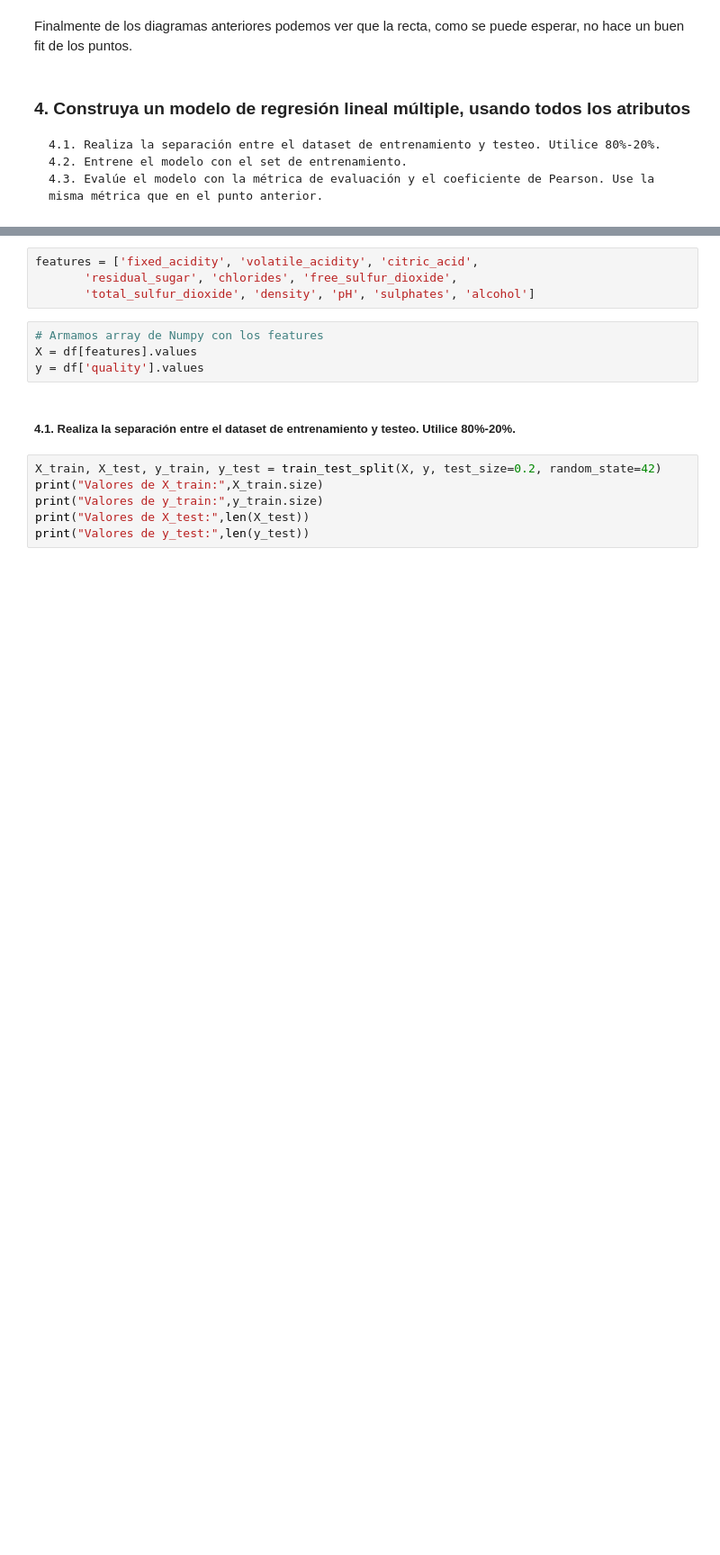
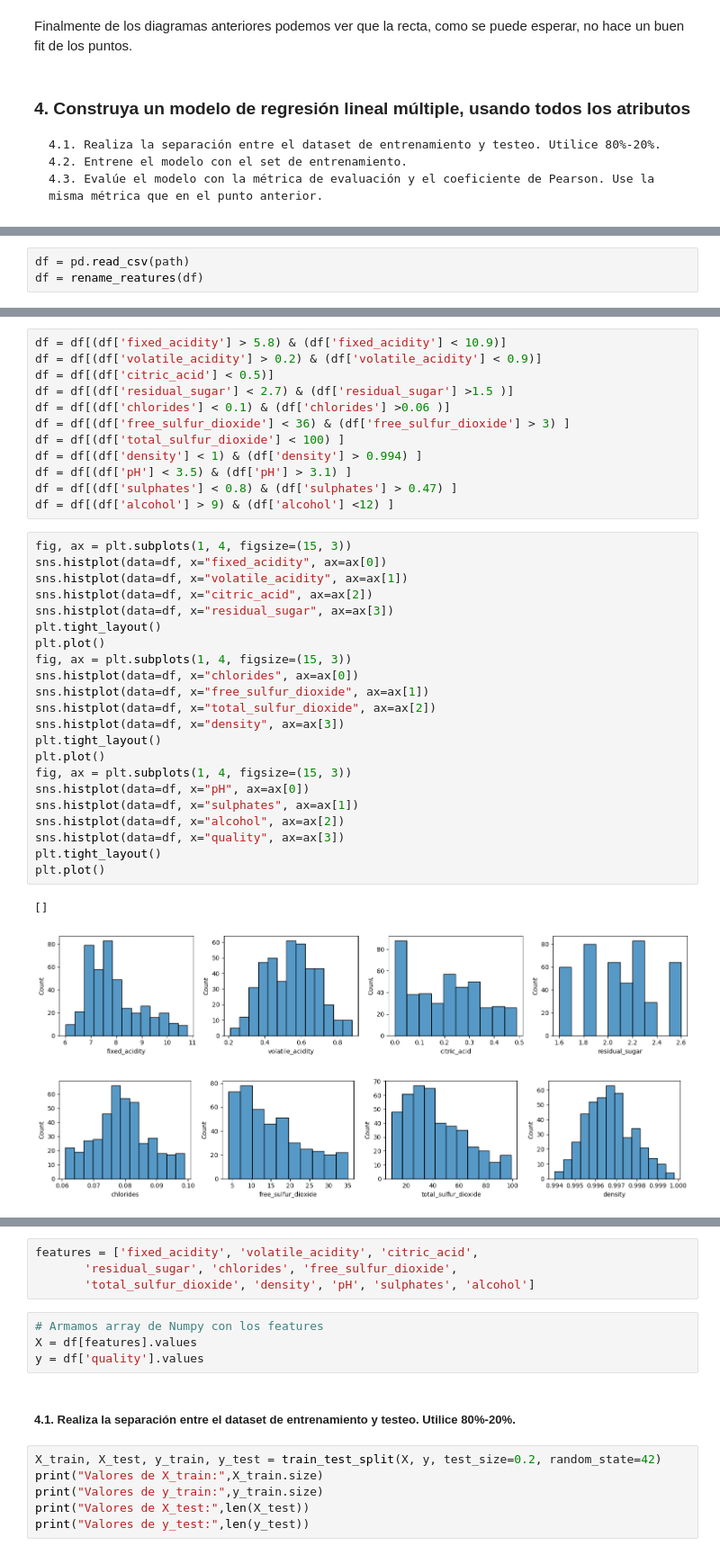
Before and after one commit to kronleuchter85/ceiot_machine_learning, a Jupyter notebook: clase2/enunciado_tp/TP1.ipynb, the cells around one changed output, grey strips where cells are left out. Shown at 90% size. Drawn from its saved outputs; the diff is of its cells as text; blank space fills up the shorter version.

```diff
--- a/clase2/enunciado_tp/TP1.ipynb
+++ b/clase2/enunciado_tp/TP1.ipynb
@@ -354,0 +336,3 @@ De esta manera continuo y elimino todos los outliers antes de entrenar el modelo
+# %%
+df = pd.read_csv(path)
+df = rename_reatures(df)
@@ -354,0 +350,38 @@ De esta manera continuo y elimino todos los outliers antes de entrenar el modelo
+# %%
+df = df[(df['fixed_acidity'] > 5.8) & (df['fixed_acidity'] < 10.9)]
+df = df[(df['volatile_acidity'] > 0.2) & (df['volatile_acidity'] < 0.9)]
+df = df[(df['citric_acid'] < 0.5)]
+df = df[(df['residual_sugar'] < 2.7) & (df['residual_sugar'] >1.5 )]
+df = df[(df['chlorides'] < 0.1) & (df['chlorides'] >0.06 )]
+df = df[(df['free_sulfur_dioxide'] < 36) & (df['free_sulfur_dioxide'] > 3) ]
+df = df[(df['total_sulfur_dioxide'] < 100) ]
+df = df[(df['density'] < 1) & (df['density'] > 0.994) ]
+df = df[(df['pH'] < 3.5) & (df['pH'] > 3.1) ]
+df = df[(df['sulphates'] < 0.8) & (df['sulphates'] > 0.47) ]
+df = df[(df['alcohol'] > 9) & (df['alcohol'] <12) ]
+# %%
+fig, ax = plt.subplots(1, 4, figsize=(15, 3))
+sns.histplot(data=df, x="fixed_acidity", ax=ax[0])
+sns.histplot(data=df, x="volatile_acidity", ax=ax[1])
+sns.histplot(data=df, x="citric_acid", ax=ax[2])
+sns.histplot(data=df, x="residual_sugar", ax=ax[3])
+plt.tight_layout()
+plt.plot()
+fig, ax = plt.subplots(1, 4, figsize=(15, 3))
+sns.histplot(data=df, x="chlorides", ax=ax[0])
+sns.histplot(data=df, x="free_sulfur_dioxide", ax=ax[1])
+sns.histplot(data=df, x="total_sulfur_dioxide", ax=ax[2])
+sns.histplot(data=df, x="density", ax=ax[3])
+plt.tight_layout()
+plt.plot()
+fig, ax = plt.subplots(1, 4, figsize=(15, 3))
+sns.histplot(data=df, x="pH", ax=ax[0])
+sns.histplot(data=df, x="sulphates", ax=ax[1])
+sns.histplot(data=df, x="alcohol", ax=ax[2])
+sns.histplot(data=df, x="quality", ax=ax[3])
+plt.tight_layout()
+plt.plot()
+# %% [output]
+[]
+[figure, added]
+[figure, added]
```
Also changed, not shown: parts of 31 cells of this notebook, 1 other file.
